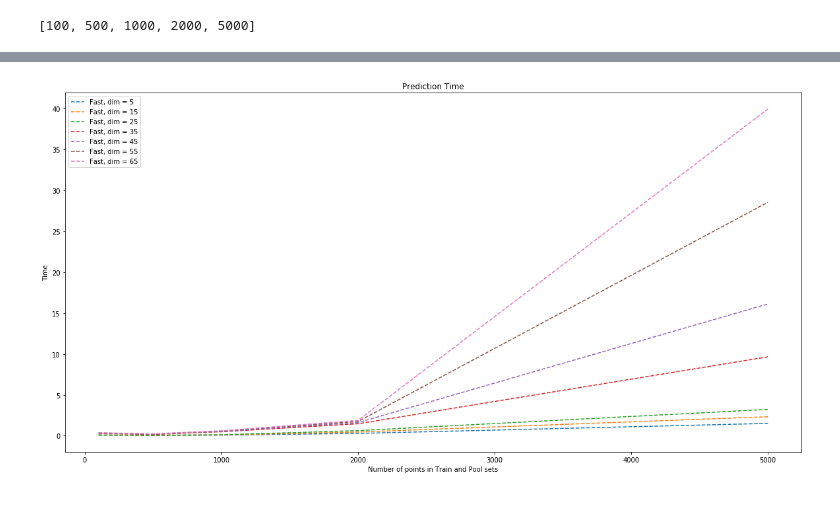
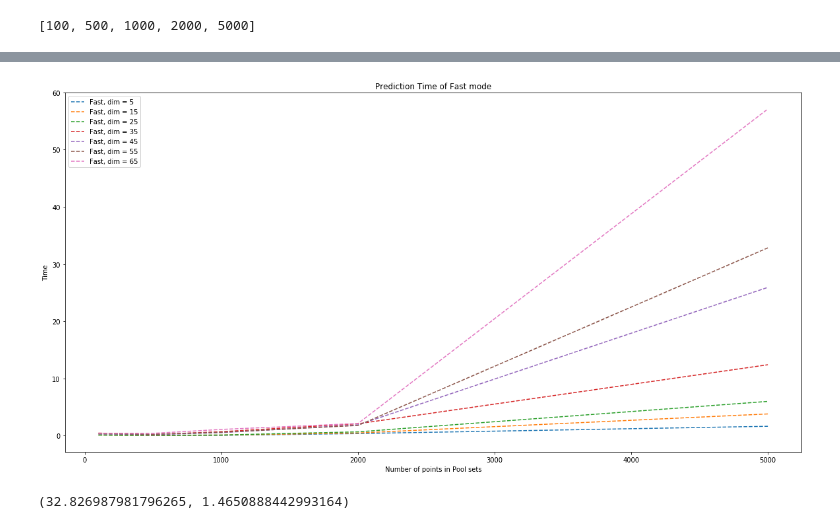
Before and after one commit to MSergeyV/Efficient-Deep-Active-Learning, a Jupyter notebook: Fast_Predictions_GPyTorch_on_Rosenbrock.ipynb, the cells around one changed output, grey strips where cells are left out. Drawn from its saved outputs; the diff is of its cells as text; code cells hidden in the pictures.

Commit message:
add results

```diff
--- a/Fast_Predictions_GPyTorch_on_Rosenbrock.ipynb
+++ b/Fast_Predictions_GPyTorch_on_Rosenbrock.ipynb
@@ -187,7 +187,7 @@ for num_dims in tqdm_notebook(dimensions_ar):
 
         X_pool, y_pool = generate_Rosenbrock_Problem(num_points, num_dims)
 
-        fast_predictions, fast_covar_matrix, fast_pred_time = gpy_torch_framework.predict_fast(X_pool, num_iters)
+        fast_predictions, fast_covar_matrix, fast_pred_time = gpy_torch_framework.predict_fast(X_pool, 50)
 
         cur_time_fast.append(fast_pred_time)
 
@@ -204,18 +208,20 @@ for num_dims in tqdm_notebook(dimensions_ar):
 # %%
 fig = plt.figure(figsize=(20, 10))
 
 ax1 = fig.add_subplot(111)
-ax1.set_title("Prediction Time")
-ax1.set_xlabel("Number of points in Train and Pool sets")
+ax1.set_title("Prediction Time of Fast mode")
+ax1.set_xlabel("Number of points in Pool sets")
 ax1.set_ylabel("Time")
 
 
 for num_dims in dimensions_ar:
     ax1.plot(num_pool_points_ar, time_fast_results[num_dims], ls = '--', label = "Fast, dim = {}".format(num_dims))
 
-plt.xlabel("Number of points in Train and Pool sets")
-plt.ylabel("Time")
 plt.legend()
 plt.show()
 # %% [output]
-[figure, old version]
+[figure, new version]
+# %%
+time_fast_results[55][4], time_fast_results[55][0] * 4
+# %% [output]
+(32.826987981796265, 1.4650888442993164)
```
Also changed, not shown: parts of 1 cell of this notebook, 2 other files.
